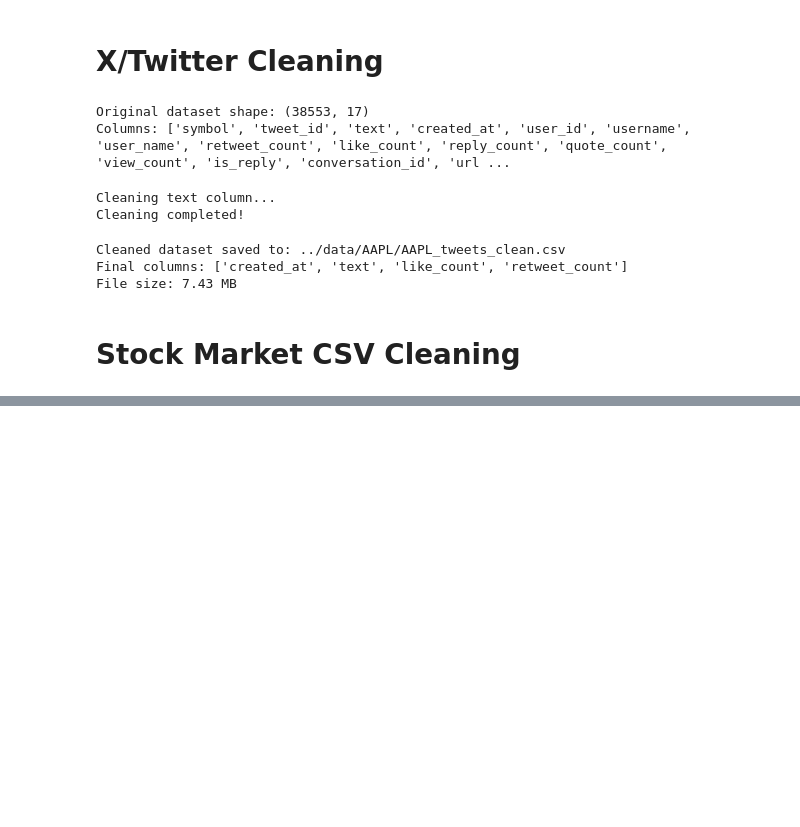
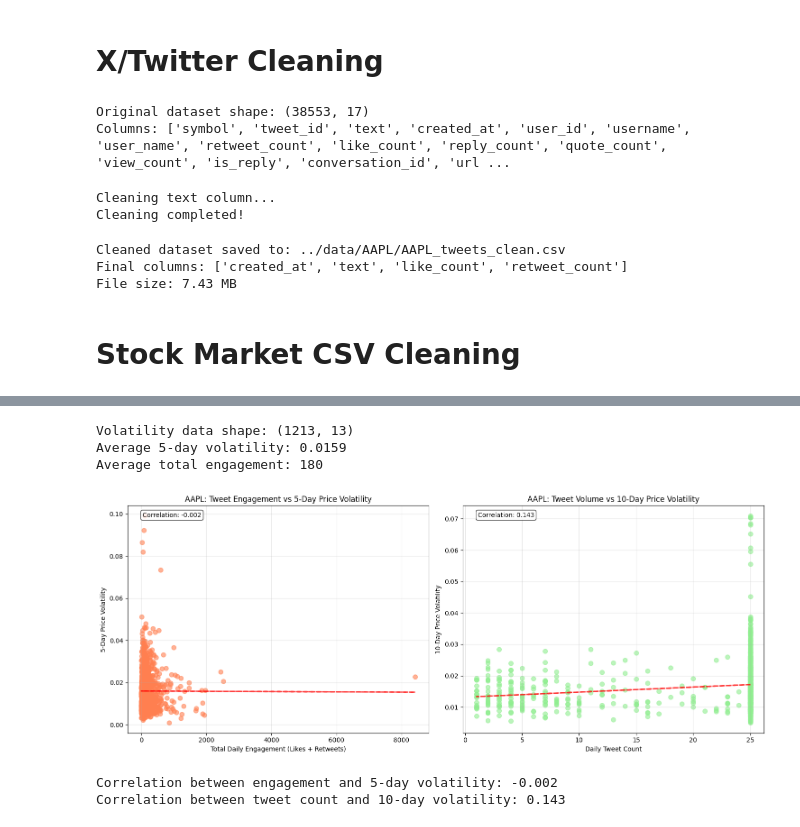
Before and after one commit to McMeans/ds-4002-project-2, a Jupyter notebook: scripts/cleaning_eda.ipynb, the cells around one changed output, grey strips where cells are left out. Cells and saved outputs as stored; diff of their text form; code cells hidden in the pictures; blank space fills up the shorter version.

```diff
--- a/scripts/cleaning_eda.ipynb
+++ b/scripts/cleaning_eda.ipynb
@@ -110,0 +230,73 @@ Market data file size: 0.06 MB
+# %%
+# Calculate price volatility (rolling standard deviation of daily returns)
+sentiment_price_data = sentiment_price_data.sort_values('date')
+sentiment_price_data['daily_return'] = sentiment_price_data['close'].pct_change()
+sentiment_price_data['volatility_5d'] = sentiment_price_data['daily_return'].rolling(window=5).std()
+sentiment_price_data['volatility_10d'] = sentiment_price_data['daily_return'].rolling(window=10).std()
+
+# Calculate total engagement (likes + retweets)
+sentiment_price_data['total_engagement'] = sentiment_price_data['total_likes'] + sentiment_price_data['total_retweets']
+
+# Remove rows with NaN values for volatility
+volatility_data = sentiment_price_data.dropna(subset=['volatility_5d', 'volatility_10d'])
+
+print(f"Volatility data shape: {volatility_data.shape}")
+print(f"Average 5-day volatility: {volatility_data['volatility_5d'].mean():.4f}")
+print(f"Average total engagement: {volatility_data['total_engagement'].mean():.0f}")
+# %% [output]
+Volatility data shape: (1213, 13)
+Average 5-day volatility: 0.0159
+Average total engagement: 180
+# %%
+# Plot 2: Engagement vs Price Volatility
+plt.figure(figsize=(15, 6))
+
+# Subplot 1: Total Engagement vs 5-day Volatility
+plt.subplot(1, 2, 1)
+plt.scatter(volatility_data['total_engagement'], volatility_data['volatility_5d'],
+           alpha=0.6, s=50, c='coral')
+plt.xlabel('Total Daily Engagement (Likes + Retweets)')
+plt.ylabel('5-Day Price Volatility')
+plt.title('AAPL: Tweet Engagement vs 5-Day Price Volatility')
+plt.grid(True, alpha=0.3)
+
+# Add trend line
+z1 = np.polyfit(volatility_data['total_engagement'], volatility_data['volatility_5d'], 1)
+p1 = np.poly1d(z1)
+plt.plot(volatility_data['total_engagement'], p1(volatility_data['total_engagement']),
+         "r--", alpha=0.8, linewidth=2)
+
+# Calculate correlation
+correlation_5d = volatility_data['total_engagement'].corr(volatility_data['volatility_5d'])
+plt.text(0.05, 0.95, f'Correlation: {correlation_5d:.3f}', transform=plt.gca().transAxes,
+         bbox=dict(boxstyle="round,pad=0.3", facecolor="white", alpha=0.8))
+
+# Subplot 2: Tweet Count vs 10-day Volatility
+plt.subplot(1, 2, 2)
+plt.scatter(volatility_data['tweet_count'], volatility_data['volatility_10d'],
+           alpha=0.6, s=50, c='lightgreen')
+plt.xlabel('Daily Tweet Count')
+plt.ylabel('10-Day Price Volatility')
+plt.title('AAPL: Tweet Volume vs 10-Day Price Volatility')
+plt.grid(True, alpha=0.3)
+
+# Add trend line
+z2 = np.polyfit(volatility_data['tweet_count'], volatility_data['volatility_10d'], 1)
+p2 = np.poly1d(z2)
+plt.plot(volatility_data['tweet_count'], p2(volatility_data['tweet_count']),
+         "r--", alpha=0.8, linewidth=2)
+
+# Calculate correlation
+correlation_10d = volatility_data['tweet_count'].corr(volatility_data['volatility_10d'])
+plt.text(0.05, 0.95, f'Correlation: {correlation_10d:.3f}', transform=plt.gca().transAxes,
+         bbox=dict(boxstyle="round,pad=0.3", facecolor="white", alpha=0.8))
+
+plt.tight_layout()
+plt.show()
+
+print(f"Correlation between engagement and 5-day volatility: {correlation_5d:.3f}")
+print(f"Correlation between tweet count and 10-day volatility: {correlation_10d:.3f}")
+# %% [output]
+[figure, added]
+Correlation between engagement and 5-day volatility: -0.002
+Correlation between tweet count and 10-day volatility: 0.143
```
Also changed, not shown: parts of 8 cells of this notebook, 7 other files.
